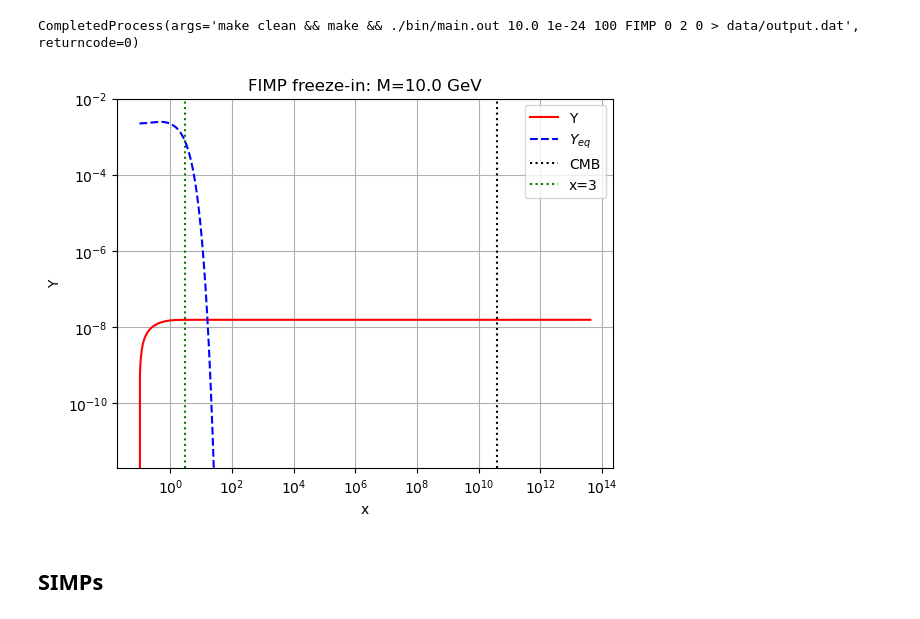
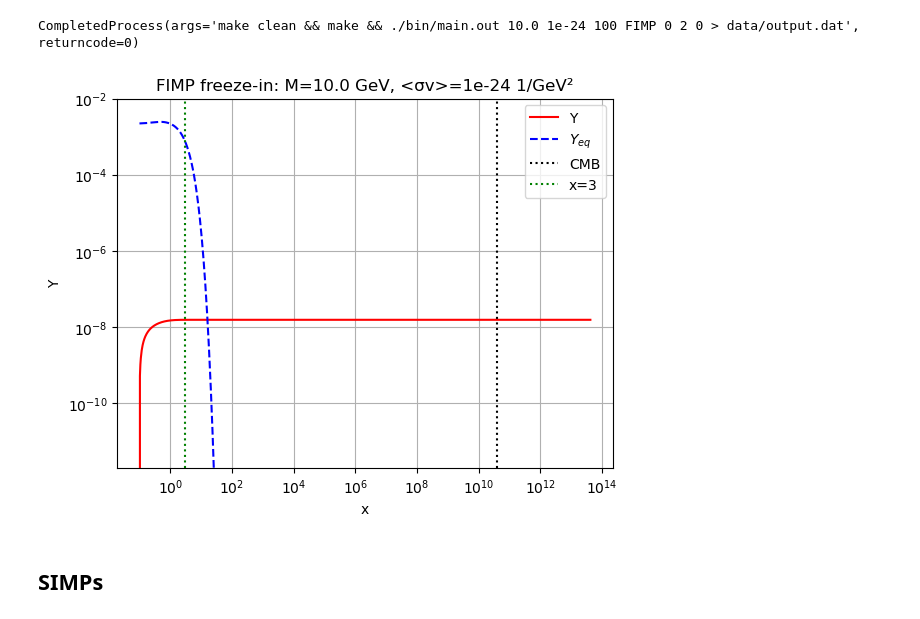
Before and after one commit to CienciaDatosUdea/004_EstudiantesFC2, a Jupyter notebook: EntregasEstudiantes/Julio_45/final_FCII_25_1/python/graphs.ipynb, the cells around one changed output. Drawn from its saved outputs; the diff is of its cells as text; code cells hidden in the pictures.

```diff
--- a/EntregasEstudiantes/Julio_45/final_FCII_25_1/python/graphs.ipynb
+++ b/EntregasEstudiantes/Julio_45/final_FCII_25_1/python/graphs.ipynb
@@ -126,17 +126,17 @@ Hs = data[:,8]
 # %%
 plt.loglog(xs,Ys,'r',label='Y')
 plt.loglog(xs,Yeqs,'b--',label=r'$Y_{eq}$')
 plt.axvline(MS/TCMB,color='k',linestyle=':',label='CMB')
 plt.axvline(3,color='g',linestyle=':',label='x=3')
 plt.ylim(2e-12,1e-2)
-plt.title(f'FIMP freeze-in: M={MS} GeV')
+plt.title(f'FIMP freeze-in: M={MS} GeV, <σv>={sigmav} 1/GeV²')
 plt.xlabel('x')
 plt.ylabel('Y')
 plt.legend()
 plt.grid()
 plt.savefig('python/fimp.png')
 # %% [output]
-[figure, old version]
+[figure, new version]
 # %% [markdown]
 ## SIMPs
 # %%
```
Also changed, not shown: parts of 2 cells of this notebook.
